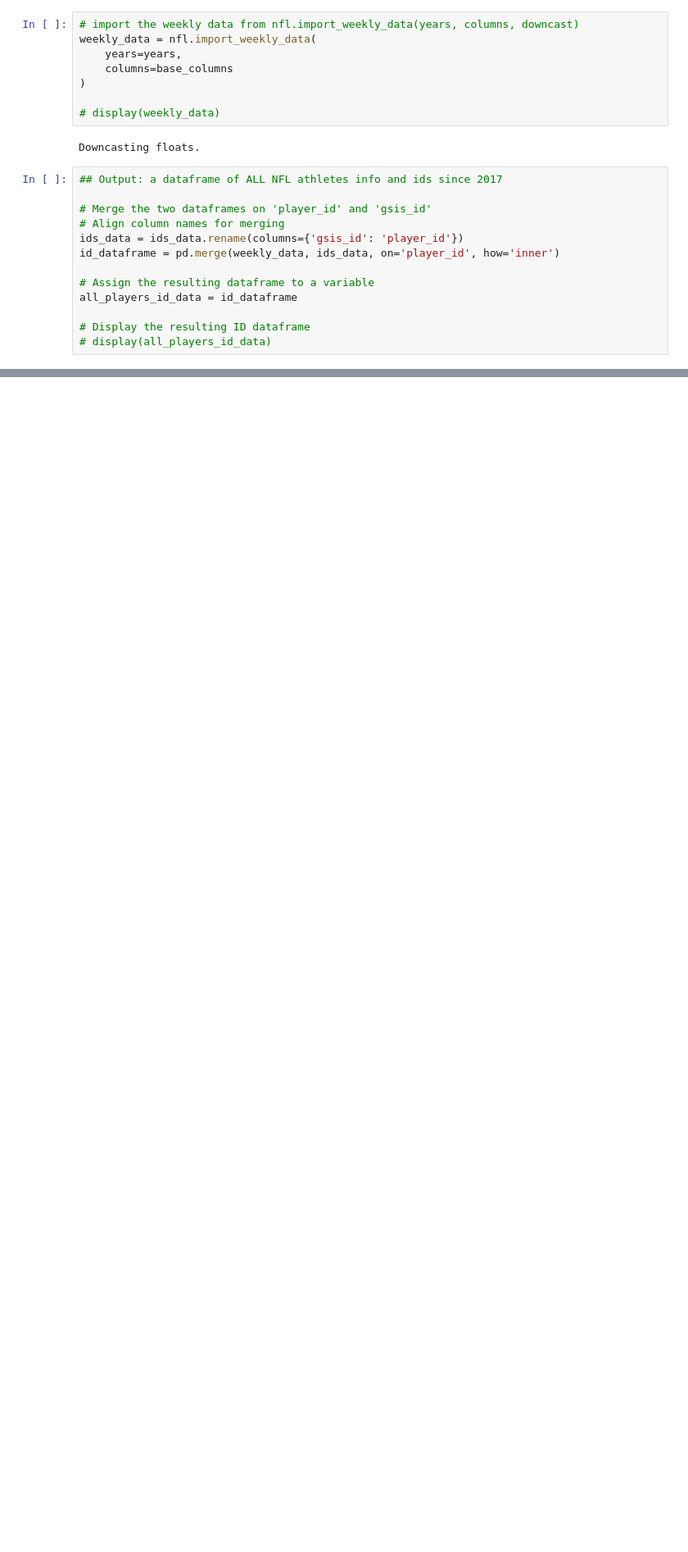
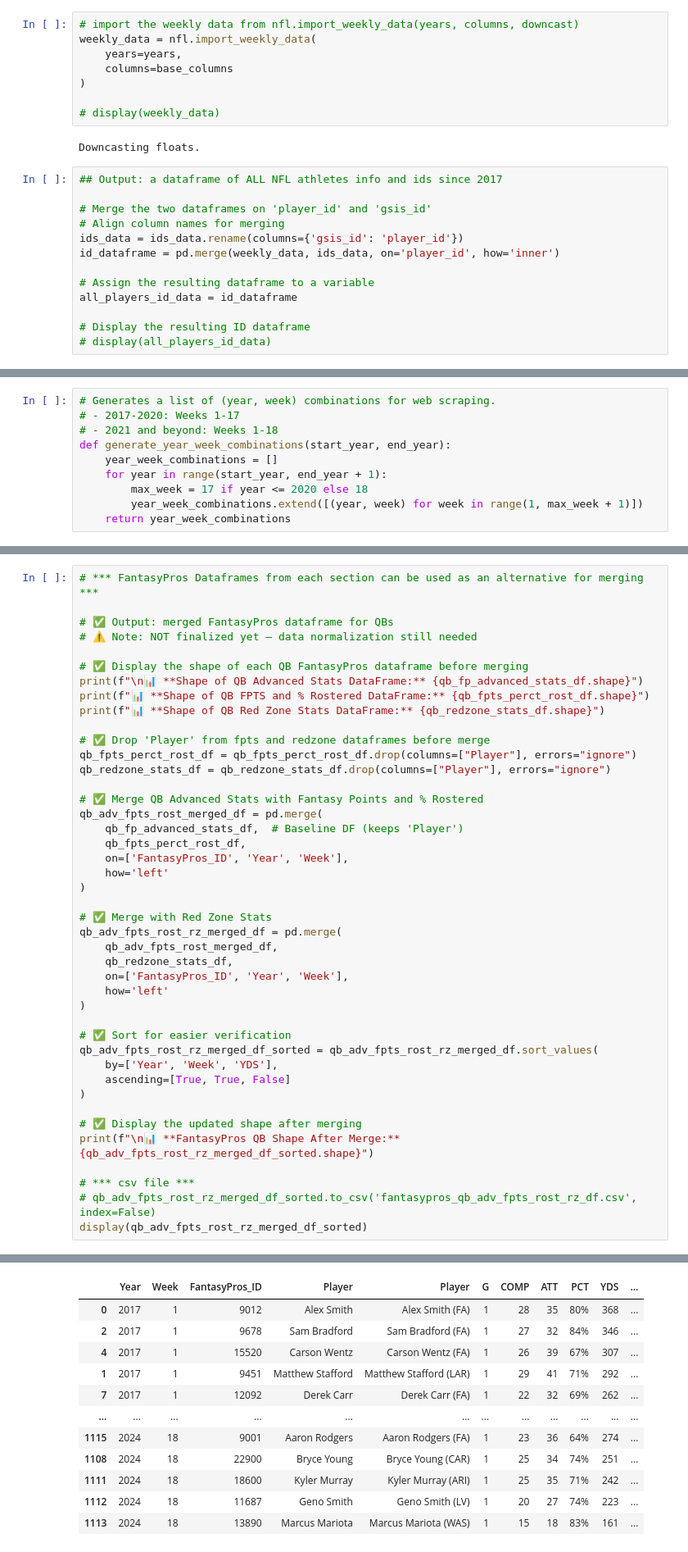
Before and after one commit to ARCtechmo/fanfav, a Jupyter notebook: qb_df.ipynb, the cells around one changed output, grey strips where cells are left out. Shown at 82% size. Saved outputs shown, nothing was run; the diff lists cells and outputs as text; blank space fills up the shorter version.

Commit message:
Completed nfl qb dataframe

```diff
--- a/qb_df.ipynb
+++ b/qb_df.ipynb
@@ -346,0 +675,10 @@ Dataframe sorted by season, week, and passing_yards:
+# %%
+# Generates a list of (year, week) combinations for web scraping.
+# - 2017-2020: Weeks 1-17
+# - 2021 and beyond: Weeks 1-18
+def generate_year_week_combinations(start_year, end_year):
+    year_week_combinations = []
+    for year in range(start_year, end_year + 1):
+        max_week = 17 if year <= 2020 else 18
+        year_week_combinations.extend([(year, week) for week in range(1, max_week + 1)])
+    return year_week_combinations
@@ -346,0 +945,44 @@ Dataframe sorted by season, week, and passing_yards:
+# %%
+# *** FantasyPros Dataframes from each section can be used as an alternative for merging ***
+
+# ✅ Output: merged FantasyPros dataframe for QBs
+# ⚠️ Note: NOT finalized yet — data normalization still needed
+
+# ✅ Display the shape of each QB FantasyPros dataframe before merging
+print(f"\n📊 **Shape of QB Advanced Stats DataFrame:** {qb_fp_advanced_stats_df.shape}")
+print(f"📊 **Shape of QB FPTS and % Rostered DataFrame:** {qb_fpts_perct_rost_df.shape}")
+print(f"📊 **Shape of QB Red Zone Stats DataFrame:** {qb_redzone_stats_df.shape}")
+
+# ✅ Drop 'Player' from fpts and redzone dataframes before merge
+qb_fpts_perct_rost_df = qb_fpts_perct_rost_df.drop(columns=["Player"], errors="ignore")
+qb_redzone_stats_df = qb_redzone_stats_df.drop(columns=["Player"], errors="ignore")
+
+# ✅ Merge QB Advanced Stats with Fantasy Points and % Rostered
+qb_adv_fpts_rost_merged_df = pd.merge(
+    qb_fp_advanced_stats_df,  # Baseline DF (keeps 'Player')
+    qb_fpts_perct_rost_df,
+    on=['FantasyPros_ID', 'Year', 'Week'],
+    how='left'
+)
+
+# ✅ Merge with Red Zone Stats
+qb_adv_fpts_rost_rz_merged_df = pd.merge(
+    qb_adv_fpts_rost_merged_df,
+    qb_redzone_stats_df,
+    on=['FantasyPros_ID', 'Year', 'Week'],
+    how='left'
+)
+
+# ✅ Sort for easier verification
+qb_adv_fpts_rost_rz_merged_df_sorted = qb_adv_fpts_rost_rz_merged_df.sort_values(
+    by=['Year', 'Week', 'YDS'],
+    ascending=[True, True, False]
+)
+
+# ✅ Display the updated shape after merging
+print(f"\n📊 **FantasyPros QB Shape After Merge:** {qb_adv_fpts_rost_rz_merged_df_sorted.shape}")
+
+# *** csv file ***
+# qb_adv_fpts_rost_rz_merged_df_sorted.to_csv('fantasypros_qb_adv_fpts_rost_rz_df.csv', index=False)
+display(qb_adv_fpts_rost_rz_merged_df_sorted)
+# %% [output]
@@ -346,0 +994,12 @@ Dataframe sorted by season, week, and passing_yards:
+|  | Year | Week | FantasyPros_ID | Player | Player | G | COMP | ATT | PCT | YDS | ... |
+| 0 | 2017 | 1 | 9012 | Alex Smith | Alex Smith (FA) | 1 | 28 | 35 | 80% | 368 | ... |
+| 2 | 2017 | 1 | 9678 | Sam Bradford | Sam Bradford (FA) | 1 | 27 | 32 | 84% | 346 | ... |
+| 4 | 2017 | 1 | 15520 | Carson Wentz | Carson Wentz (FA) | 1 | 26 | 39 | 67% | 307 | ... |
+| 1 | 2017 | 1 | 9451 | Matthew Stafford | Matthew Stafford (LAR) | 1 | 29 | 41 | 71% | 292 | ... |
+| 7 | 2017 | 1 | 12092 | Derek Carr | Derek Carr (FA) | 1 | 22 | 32 | 69% | 262 | ... |
+| ... | ... | ... | ... | ... | ... | ... | ... | ... | ... | ... | ... |
+| 1115 | 2024 | 18 | 9001 | Aaron Rodgers | Aaron Rodgers (FA) | 1 | 23 | 36 | 64% | 274 | ... |
+| 1108 | 2024 | 18 | 22900 | Bryce Young | Bryce Young (CAR) | 1 | 25 | 34 | 74% | 251 | ... |
+| 1111 | 2024 | 18 | 18600 | Kyler Murray | Kyler Murray (ARI) | 1 | 25 | 35 | 71% | 242 | ... |
+| 1112 | 2024 | 18 | 11687 | Geno Smith | Geno Smith (LV) | 1 | 20 | 27 | 74% | 223 | ... |
+| 1113 | 2024 | 18 | 13890 | Marcus Mariota | Marcus Mariota (WAS) | 1 | 15 | 18 | 83% | 161 | ... |
```
Also changed, not shown: parts of 126 cells of this notebook.
